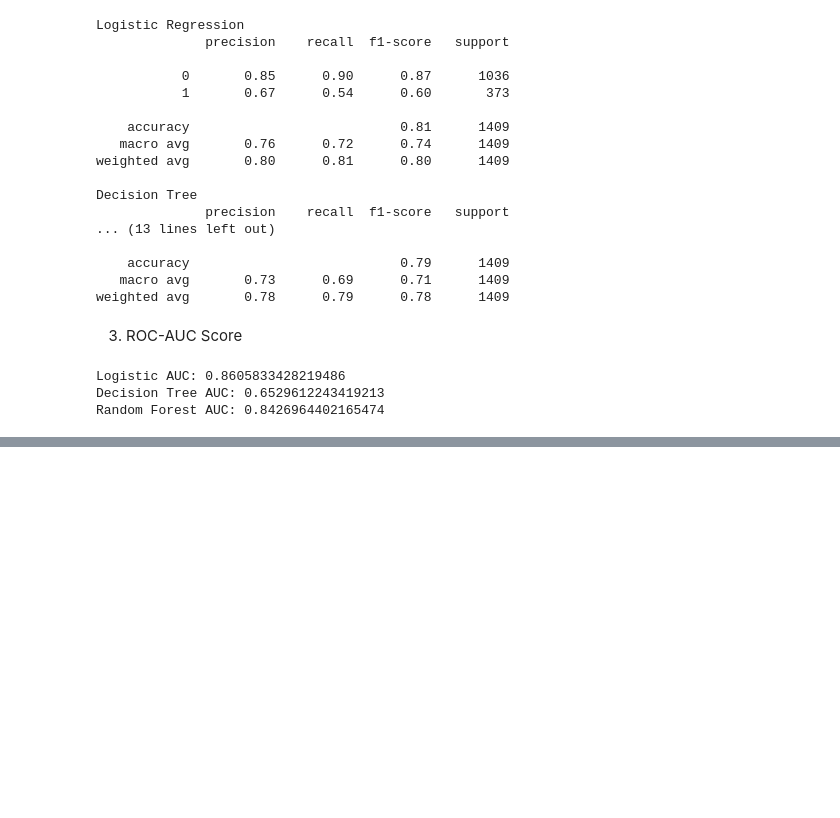
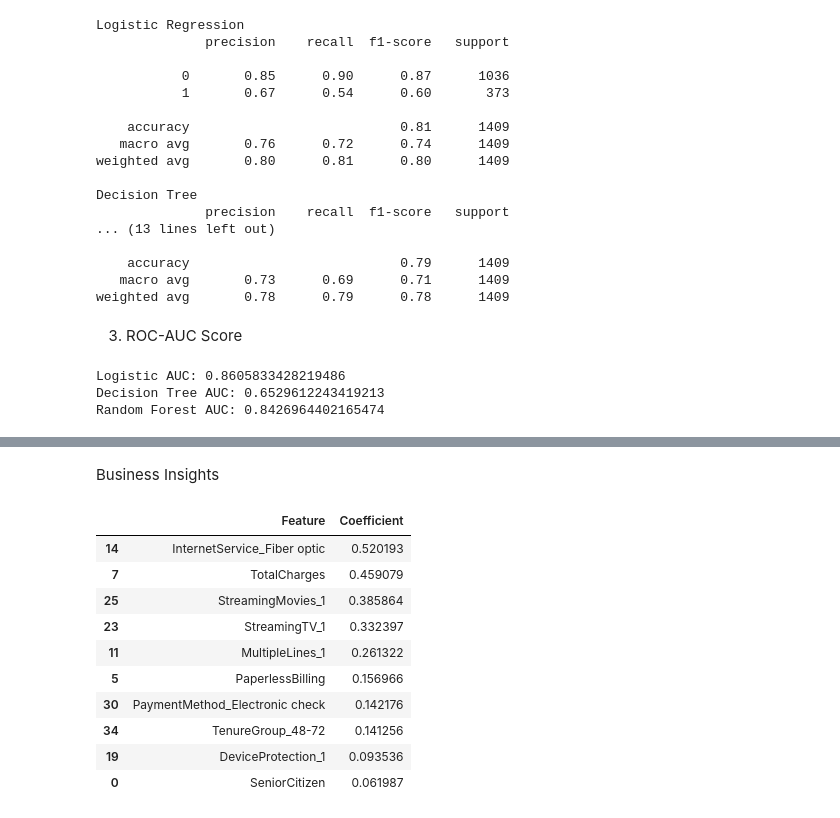
Before and after one commit to Prachi-Arora25/custormer-churn-project, a Jupyter notebook: churn_analysis.ipynb, the cells around one changed output, grey strips where cells are left out. Cells and saved outputs as stored; diff of their text form; code cells hidden in the pictures; blank space fills up the shorter version.

```diff
--- a/churn_analysis.ipynb
+++ b/churn_analysis.ipynb
@@ -421,0 +510,24 @@ Random Forest AUC: 0.8426964402165474
+# %% [markdown]
+Business Insights
+# %%
+#Logistic Regression Coefficients
+feature_importance = pd.DataFrame({
+    "Feature": X.columns,
+    "Coefficient": log_model.coef_[0]
+})
+
+feature_importance = feature_importance.sort_values(by="Coefficient", ascending=False)
+
+feature_importance.head(10)
+# %% [output]
+|  | Feature | Coefficient |
+| 14 | InternetService_Fiber optic | 0.520193 |
+| 7 | TotalCharges | 0.459079 |
+| 25 | StreamingMovies_1 | 0.385864 |
+| 23 | StreamingTV_1 | 0.332397 |
+| 11 | MultipleLines_1 | 0.261322 |
+| 5 | PaperlessBilling | 0.156966 |
+| 30 | PaymentMethod_Electronic check | 0.142176 |
+| 34 | TenureGroup_48-72 | 0.141256 |
+| 19 | DeviceProtection_1 | 0.093536 |
+| 0 | SeniorCitizen | 0.061987 |
```
Also changed, not shown: parts of 11 cells of this notebook.
